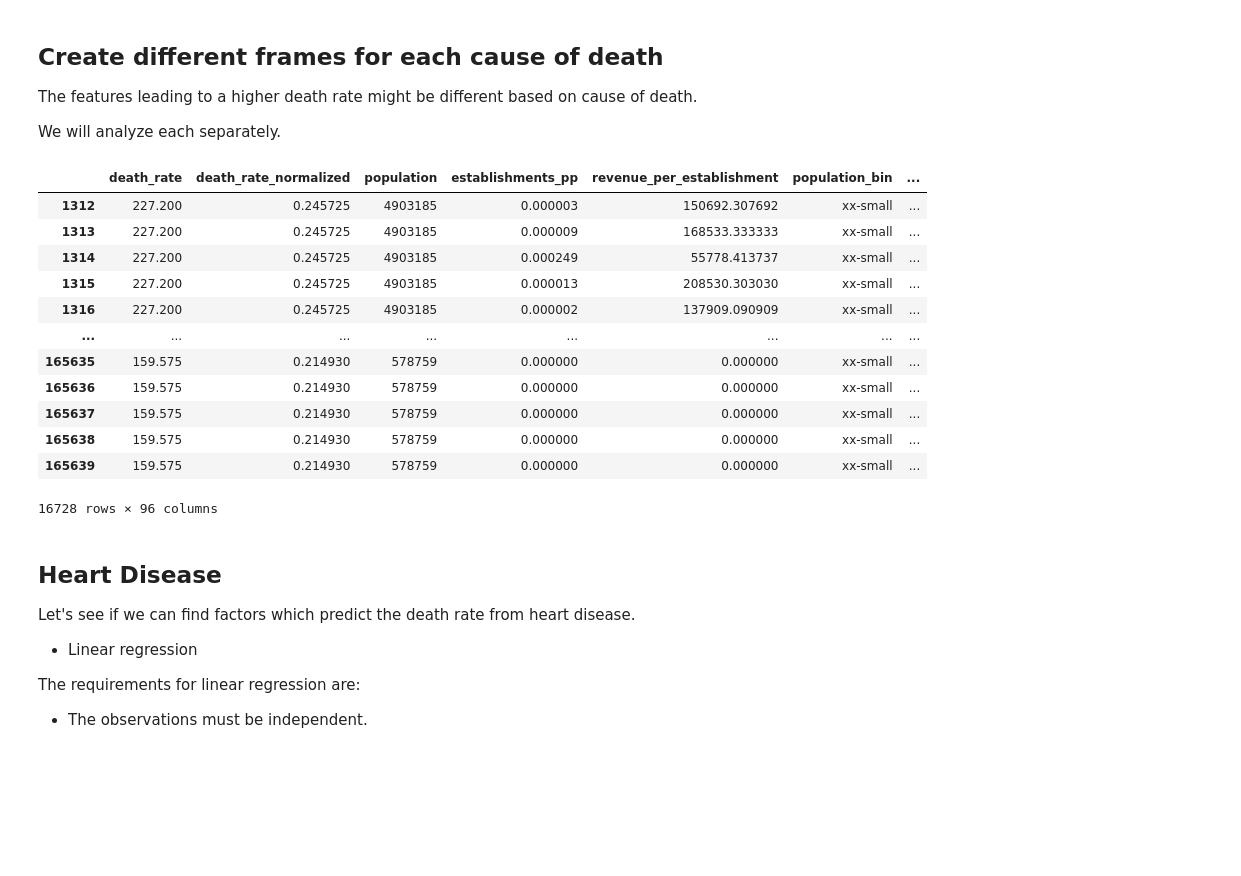
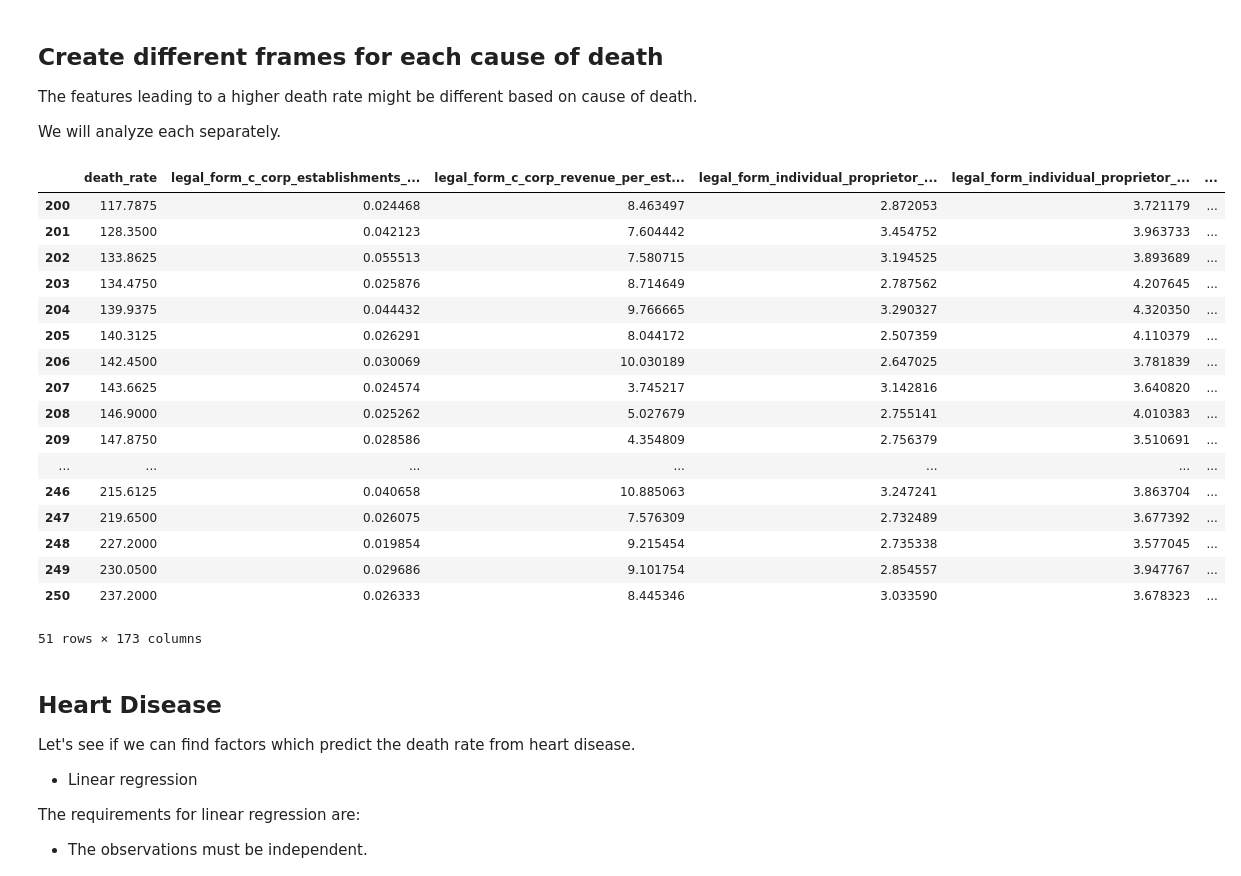
Before and after one commit to jsf80238/data_science, a Jupyter notebook: notebooks/death_rate.ipynb, the cells around one changed output. Saved outputs shown, nothing was run; the diff lists cells and outputs as text; code cells hidden in the pictures; blank space fills up the shorter version.

```diff
--- a/notebooks/death_rate.ipynb
+++ b/notebooks/death_rate.ipynb
@@ -1026,0 +1047,18 @@ df.head(2)
+# %%
+drop_column_list = [
+    "death_rate_normalized",
+    "population",
+    "establishments_per_person",
+    "revenue_per_establishment",
+    "population_bin",
+    "establishments_bin",
+    "revenue_per_establishment_bin",
+    "death_rate_bin",
+    "population_scaled",
+    "establishments_per_person_scaled",
+    "revenue_per_establishment_scaled",
+]
+temp_df = df.copy()
+temp_df.drop(columns=drop_column_list, inplace=True)
+linear_reg_df = temp_df.groupby(["cause", "death_rate"]).sum().reset_index()
+linear_reg_df
@@ -1031,27 +1083,32 @@ The features leading to a higher death rate might be different based on cause of
 We will analyze each separately.
 # %%
 frames_by_cause_dict = dict()
-for cause_name in df["cause"].unique():
-    mask = (df["cause"] == cause_name)
-    new_df = df[mask].copy()
+for cause_name in linear_reg_df["cause"].unique():
+    mask = (linear_reg_df["cause"] == cause_name)
+    new_df = linear_reg_df[mask].copy()
     new_df.drop(columns=["cause"], inplace=True)
     frames_by_cause_dict[cause_name] = new_df
 
 frames_by_cause_dict["Heart disease"]
 # %% [output]
-|  | death_rate | death_rate_normalized | population | establishments_pp | revenue_per_establishment | population_bin | ... |
-| 1312 | 227.200 | 0.245725 | 4903185 | 0.000003 | 150692.307692 | xx-small | ... |
-| 1313 | 227.200 | 0.245725 | 4903185 | 0.000009 | 168533.333333 | xx-small | ... |
-| 1314 | 227.200 | 0.245725 | 4903185 | 0.000249 | 55778.413737 | xx-small | ... |
-| 1315 | 227.200 | 0.245725 | 4903185 | 0.000013 | 208530.303030 | xx-small | ... |
-| 1316 | 227.200 | 0.245725 | 4903185 | 0.000002 | 137909.090909 | xx-small | ... |
-| ... | ... | ... | ... | ... | ... | ... | ... |
-| 165635 | 159.575 | 0.214930 | 578759 | 0.000000 | 0.000000 | xx-small | ... |
-| 165636 | 159.575 | 0.214930 | 578759 | 0.000000 | 0.000000 | xx-small | ... |
-| 165637 | 159.575 | 0.214930 | 578759 | 0.000000 | 0.000000 | xx-small | ... |
-| 165638 | 159.575 | 0.214930 | 578759 | 0.000000 | 0.000000 | xx-small | ... |
-| 165639 | 159.575 | 0.214930 | 578759 | 0.000000 | 0.000000 | xx-small | ... |
+|  | death_rate | legal_form_c_corp_establishments_... | legal_form_c_corp_revenue_per_est... | legal_form_individual_proprietor_... | legal_form_individual_proprietor_... | ... |
+| 200 | 117.7875 | 0.024468 | 8.463497 | 2.872053 | 3.721179 | ... |
+| 201 | 128.3500 | 0.042123 | 7.604442 | 3.454752 | 3.963733 | ... |
+| 202 | 133.8625 | 0.055513 | 7.580715 | 3.194525 | 3.893689 | ... |
+| 203 | 134.4750 | 0.025876 | 8.714649 | 2.787562 | 4.207645 | ... |
+| 204 | 139.9375 | 0.044432 | 9.766665 | 3.290327 | 4.320350 | ... |
+| 205 | 140.3125 | 0.026291 | 8.044172 | 2.507359 | 4.110379 | ... |
+| 206 | 142.4500 | 0.030069 | 10.030189 | 2.647025 | 3.781839 | ... |
+| 207 | 143.6625 | 0.024574 | 3.745217 | 3.142816 | 3.640820 | ... |
+| 208 | 146.9000 | 0.025262 | 5.027679 | 2.755141 | 4.010383 | ... |
+| 209 | 147.8750 | 0.028586 | 4.354809 | 2.756379 | 3.510691 | ... |
+| ... | ... | ... | ... | ... | ... | ... |
+| 246 | 215.6125 | 0.040658 | 10.885063 | 3.247241 | 3.863704 | ... |
+| 247 | 219.6500 | 0.026075 | 7.576309 | 2.732489 | 3.677392 | ... |
+| 248 | 227.2000 | 0.019854 | 9.215454 | 2.735338 | 3.577045 | ... |
+| 249 | 230.0500 | 0.029686 | 9.101754 | 2.854557 | 3.947767 | ... |
+| 250 | 237.2000 | 0.026333 | 8.445346 | 3.033590 | 3.678323 | ... |
-16728 rows × 96 columns
+51 rows × 173 columns
 # %% [markdown]
 ## Heart Disease
 Let's see if we can find factors which predict the death rate from heart disease.
```
Also changed, not shown: parts of 5 cells of this notebook.
